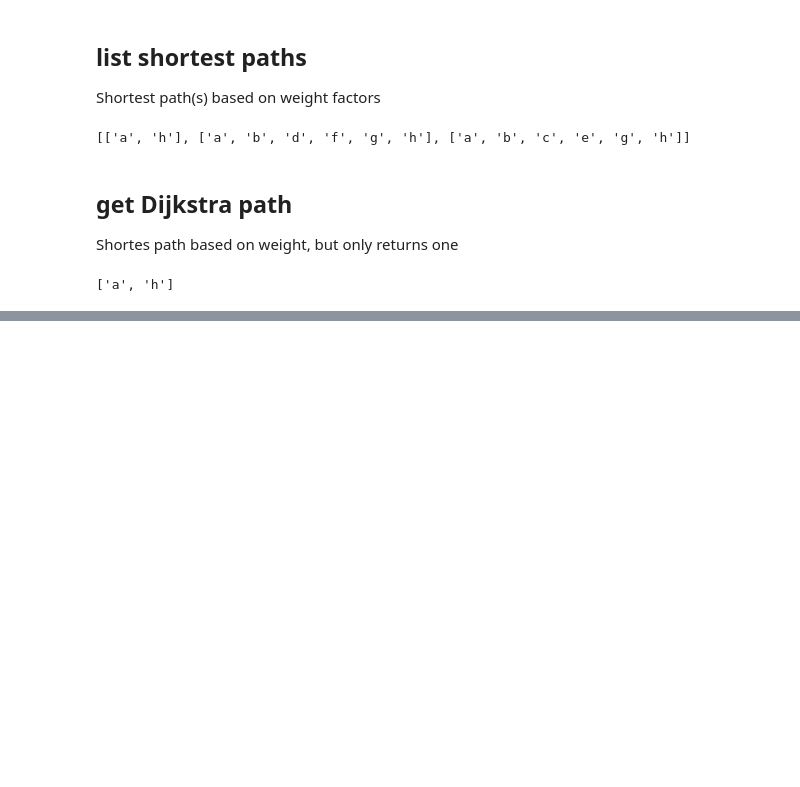
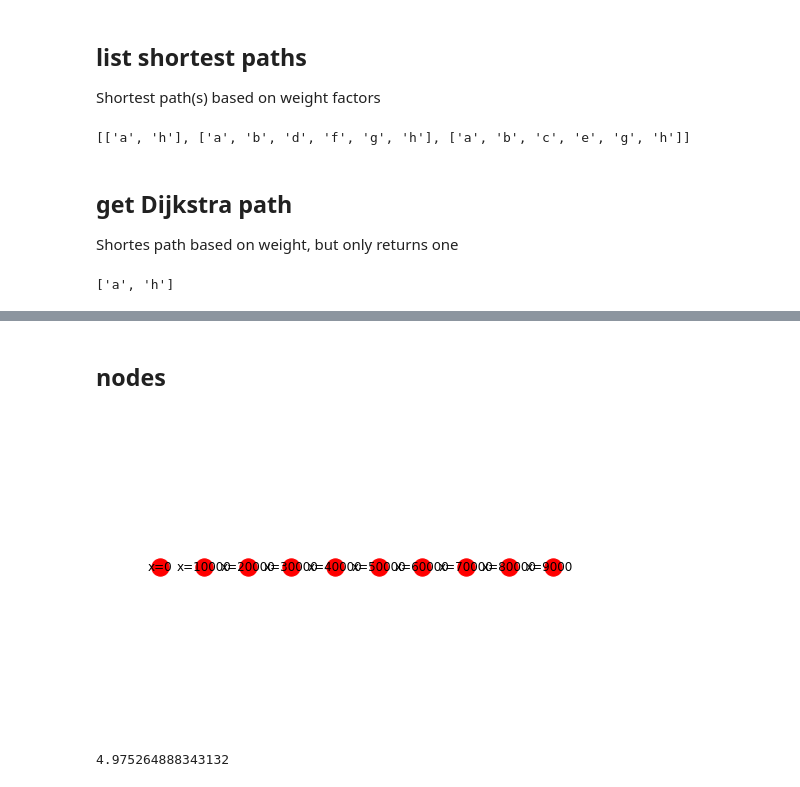
Before and after one commit to TUDelft-CITG/OpenTNSim, a Jupyter notebook: notebooks/Sandbox.ipynb, the cells around one changed output, grey strips where cells are left out. Saved outputs shown, nothing was run; the diff lists cells and outputs as text; code cells hidden in the pictures; blank space fills up the shorter version.

```diff
--- a/notebooks/Sandbox.ipynb
+++ b/notebooks/Sandbox.ipynb
@@ -126,0 +131,2 @@ print(nx.dijkstra_path(G, "a", "h", weight='weight'))
+# %% [markdown]
+## nodes
@@ -126,0 +152,26 @@ print(nx.dijkstra_path(G, "a", "h", weight='weight'))
+# %%
+# initialise grid (100 km in steps of 10 km)
+x = range(0, 100000, 10000)
+# %%
+# initialise graph object
+F = nx.Graph()
+# %%
+# add nodes with bed and waterlevels
+bed = -5
+waterlvl = 0
+for val in x:
+    F.add_node("x=" + str(val), pos=(val, 0), bed=bed, waterlvl=waterlvl)
+    bed = bed + 0.5
+    waterlvl = waterlvl + 0.5 + np.sin(val* np.pi*10E8)
+# %%
+nx.draw(F,nx.get_node_attributes(F, 'pos'))
+labels = nx.get_edge_attributes(F,'weight')
+nx.draw_networkx_edge_labels(F,nx.get_node_attributes(F, 'pos'),edge_labels=labels)
+nx.draw_networkx_labels(F,nx.get_node_attributes(F, 'pos'));
+# %% [output]
+[figure, added]
+# %%
+min_depth = get_min_depth(F)
+min_depth
+# %% [output]
+4.975264888343132
```
Also changed, not shown: parts of 3 cells of this notebook.
